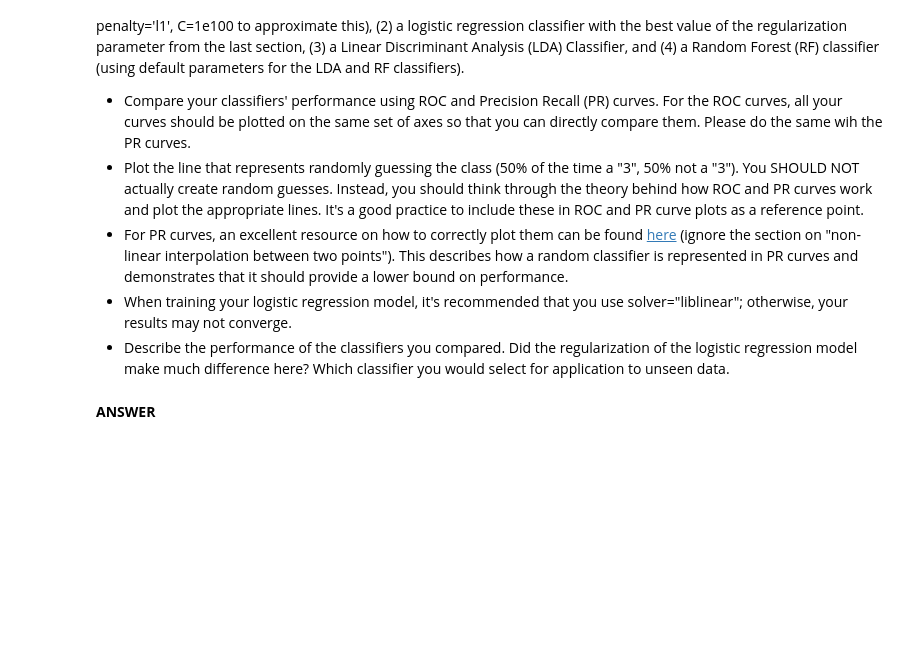
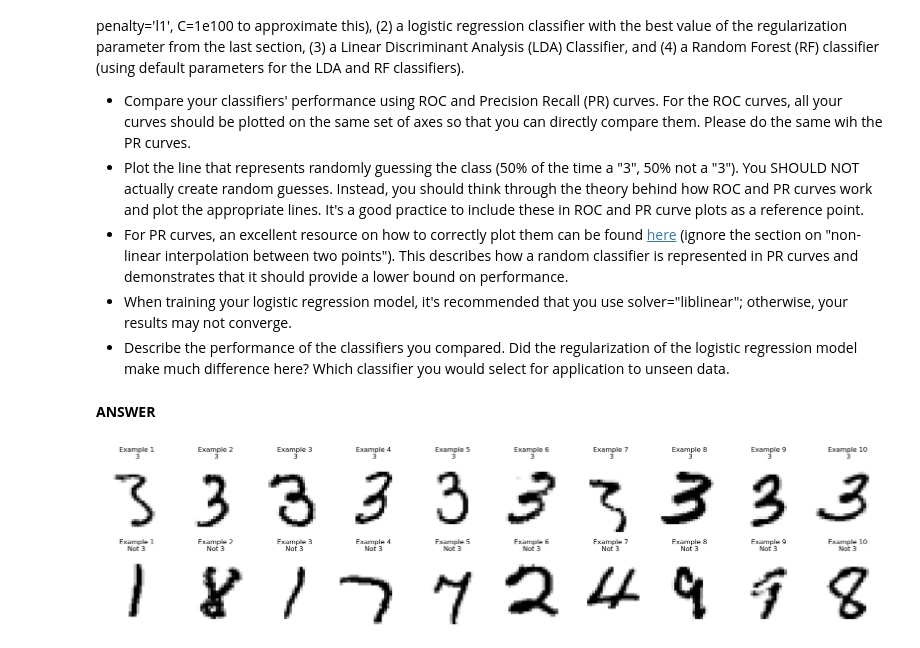
Before and after one commit to BarbaraPFloresRios/IDS705_PrinciplesOfMachineLearning, a Jupyter notebook: Assignment_3_SupervisedLearning_ModelTrainingAndEvaluation/Assignment_3.ipynb, the cells around one changed output. Cells and saved outputs as stored; diff of their text form; code cells hidden in the pictures; blank space fills up the shorter version.

```diff
--- a/Assignment_3_SupervisedLearning_ModelTrainingAndEvaluation/Assignment_3.ipynb
+++ b/Assignment_3_SupervisedLearning_ModelTrainingAndEvaluation/Assignment_3.ipynb
@@ -531,7 +588,7 @@ download_data = True
 
 if download_data:
     # Load data from https://www.openml.org/d/554
-    X, y = fetch_openml("mnist_784", return_X_y=True, as_frame=False)
+    X, y = fetch_openml("mnist_784", return_X_y=True, as_frame=False, parser="auto")
 
     # Adjust the labels to be '1' if y==3, and '0' otherwise
     y[y != "3"] = 0
@@ -552,3 +609,31 @@ else:
     file.close()
 # %% [markdown]
 **ANSWER**
+# %%
+# a)
+np.random.seed(123)
+
+indices_0 = np.where(y_train == 0)[0]
+indices_1 = np.where(y_train == 1)[0]
+
+indices_not_3 = np.random.choice(indices_0, size=10, replace=False)
+indices_3 = np.random.choice(indices_1, size=10, replace=False)
+
+fig, axes = plt.subplots(2, 10, figsize=(20, 5))
+
+for i, idx in enumerate(indices_3):
+    ax = axes[0, i]
+    ax.imshow(X_train[idx].reshape(28, 28), cmap="gray_r")
+    ax.set_title(f"Example {i+1}\n 3")
+    ax.axis("off")
+
+for i, idx in enumerate(indices_not_3):
+    ax = axes[1, i]
+    ax.imshow(X_train[idx].reshape(28, 28), cmap="gray_r")
+    ax.set_title(f"Example {i+1}\nNot 3")
+    ax.axis("off")
+
+plt.tight_layout()
+plt.show()
+# %% [output]
+[figure, added]
```
Also changed, not shown: parts of 5 cells of this notebook.
